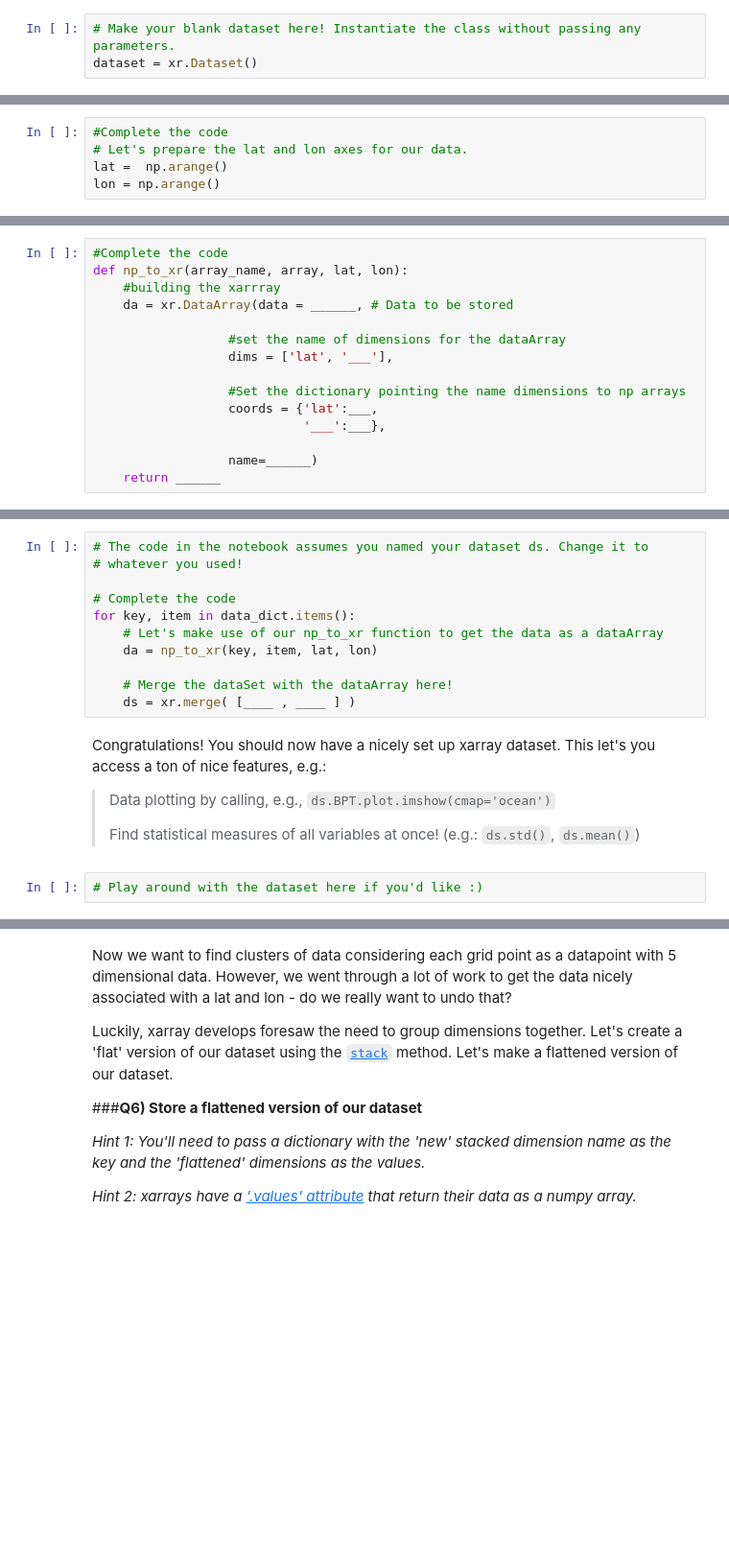
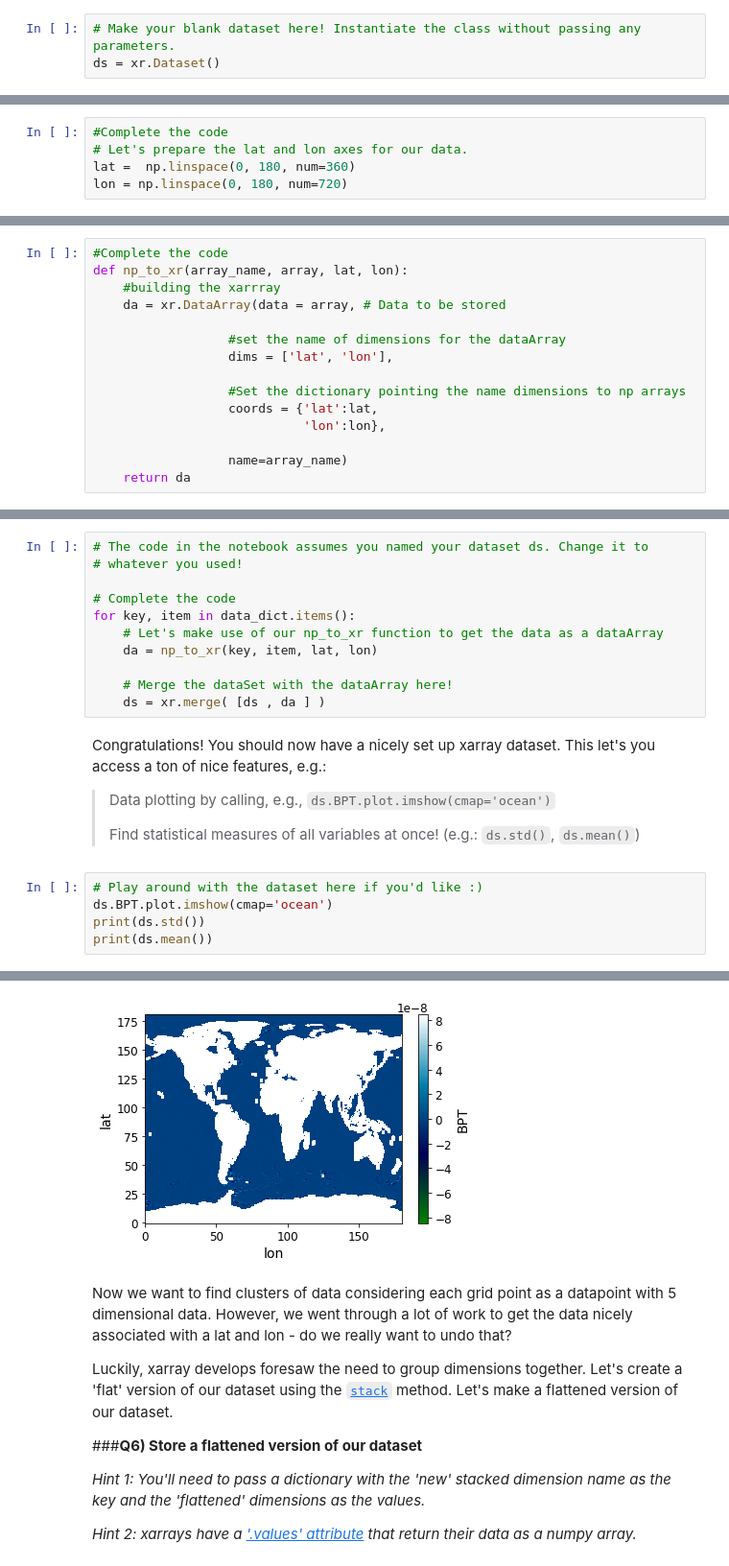
Before and after one commit to yasminghd/2022_ML_Earth_Env_Sci, a Jupyter notebook: Lab_Notebooks/S4_3_THOR.ipynb, the cells around one changed output, grey strips where cells are left out. Shown at 96% size. Drawn from its saved outputs; the diff is of its cells as text; blank space fills up the shorter version.

```diff
--- a/Lab_Notebooks/S4_3_THOR.ipynb
+++ b/Lab_Notebooks/S4_3_THOR.ipynb
@@ -140,7 +140,7 @@ In the original paper, this data was loaded as numpy arrays. However, we'll take
 *Hint: Look at the xarray [documentation](https://duckduckgo.com/?q=xarray+dataset)*
 # %%
 # Make your blank dataset here! Instantiate the class without passing any parameters.
-dataset = xr.Dataset()
+ds = xr.Dataset()
 # %% [markdown]
 <img src='https://unils-my.sharepoint.com/:i:/g/personal/tom_beucler_unil_ch/EZv_qqVz_h1Hio6Nq11ckScBb01bGb9jtNKzdqAg1TPrKQ?download=1'>
 <center> Image taken from the xarray <a href='https://xarray.pydata.org/en/stable/user-guide/data-structures.html#:~:text=Dataset-,xarray.,from%20the%20netCDF%20file%20format.'> <i>Data Structure documentation</i> </a> </center>
@@ -178,8 +178,8 @@ Now that we know how the resolution of our data, we can prepare a set of axis ar
 # %%
 #Complete the code
 # Let's prepare the lat and lon axes for our data.
-lat =  np.arange()
-lon = np.arange()
+lat =  np.linspace(0, 180, num=360)
+lon = np.linspace(0, 180, num=720)
 # %% [markdown]
 Now that we have the axes we need, we can build xarray [*data arrays*](https://xarray.pydata.org/en/stable/generated/xarray.DataArray.html) for each data variable. Since we'll be doing it several times, let's go ahead and defined a function that does this for us!
 
@@ -188,17 +188,17 @@ Now that we have the axes we need, we can build xarray [*data arrays*](https://x
 #Complete the code
 def np_to_xr(array_name, array, lat, lon):
     #building the xarrray
-    da = xr.DataArray(data = ______, # Data to be stored
+    da = xr.DataArray(data = array, # Data to be stored
 
                   #set the name of dimensions for the dataArray
-                  dims = ['lat', '___'],
+                  dims = ['lat', 'lon'],
 
                   #Set the dictionary pointing the name dimensions to np arrays
-                  coords = {'lat':___,
-                            '___':___},
+                  coords = {'lat':lat,
+                            'lon':lon},
 
-                  name=______)
-    return ______
+                  name=array_name)
+    return da
 # %% [markdown]
 We're now ready to build our data array! Let's iterate through the items and merge our blank dataset with the data arrays we create.
 
@@ -215,7 +215,7 @@ for key, item in data_dict.items():
     da = np_to_xr(key, item, lat, lon)
 
     # Merge the dataSet with the dataArray here!
-    ds = xr.merge( [____ , ____ ] )
+    ds = xr.merge( [ds , da ] )
 # %% [markdown]
 Congratulations! You should now have a nicely set up xarray dataset. This let's you access a ton of nice features, e.g.:
 > Data plotting by calling, e.g., `ds.BPT.plot.imshow(cmap='ocean')`
@@ -223,3 +223,7 @@ Congratulations! You should now have a nicely set up xarray dataset. This let's
 > Find statistical measures of all variables at once! (e.g.: `ds.std()`, `ds.mean()`)
 # %%
 # Play around with the dataset here if you'd like :)
+ds.BPT.plot.imshow(cmap='ocean')
+print(ds.std())
+print(ds.mean())
+# %% [output]
@@ -226,3 +250,4 @@ Congratulations! You should now have a nicely set up xarray dataset. This let's
+[figure, added]
 # %% [markdown]
 Now we want to find clusters of data considering each grid point as a datapoint with 5 dimensional data. However, we went through a lot of work to get the data nicely associated with a lat and lon - do we really want to undo that?
 
```
Also changed, not shown: parts of 2 cells of this notebook.
